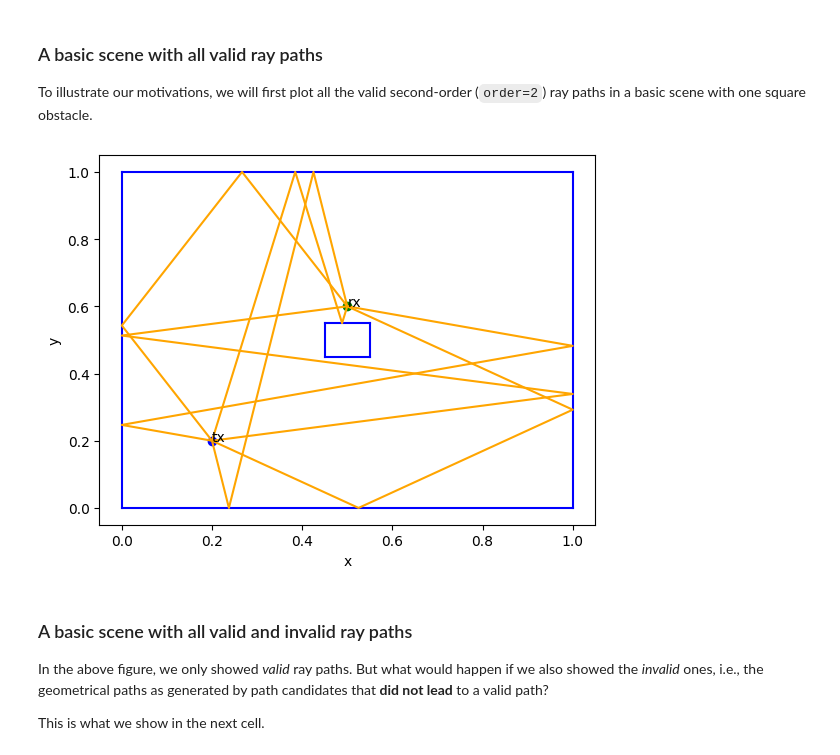
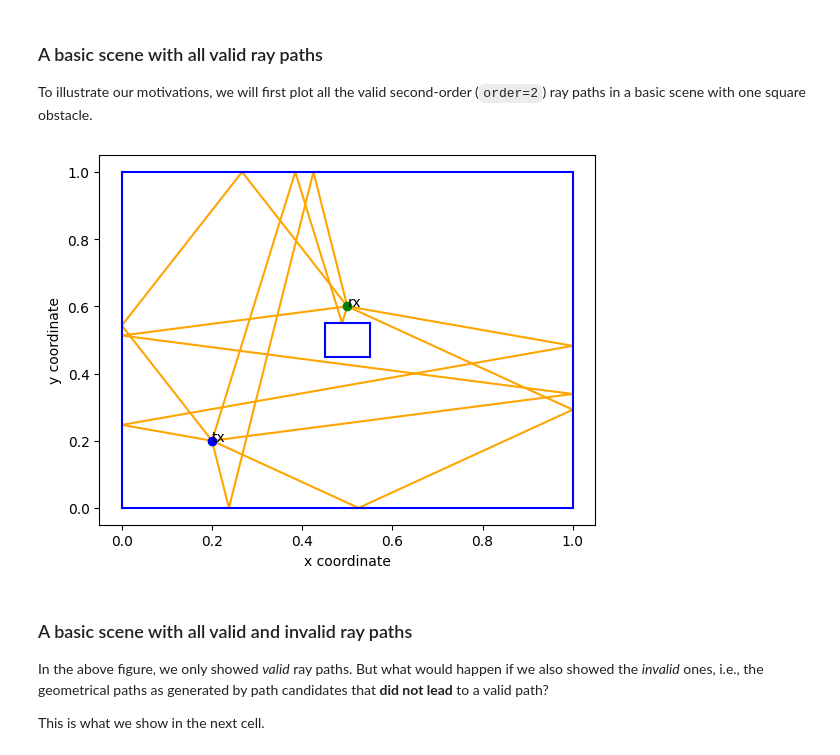
Before and after one commit to jeertmans/DiffeRT2d, a Jupyter notebook: docs/source/notebooks/cost20120_helsinki_model.ipynb, the cells around one changed output. Saved outputs shown, nothing was run; the diff lists cells and outputs as text; code cells hidden in the pictures.

```diff
--- a/docs/source/notebooks/cost20120_helsinki_model.ipynb
+++ b/docs/source/notebooks/cost20120_helsinki_model.ipynb
@@ -91,21 +97,21 @@ with one square obstacle.
 # %%
 ax = plt.gca()
 scene = Scene.square_scene_with_obstacle()
 scene.plot(ax)
 
 order = 2
 
 for _, _, path, _ in scene.all_valid_paths(order=order):
-    path.plot(ax)
+    path.plot(ax, zorder=-1)
 
 xlim = plt.xlim()
 ylim = plt.ylim()
 
-plt.xlabel("x")
-plt.ylabel("y")
+plt.xlabel("x coordinate")
+plt.ylabel("y coordinate")
 plt.show()
 # %% [output]
-[figure, old version]
+[figure, new version]
 # %% [markdown]
 ### A basic scene with all valid and invalid ray paths
 
```
Also changed, not shown: parts of 20 cells of this notebook, 8 other files.
